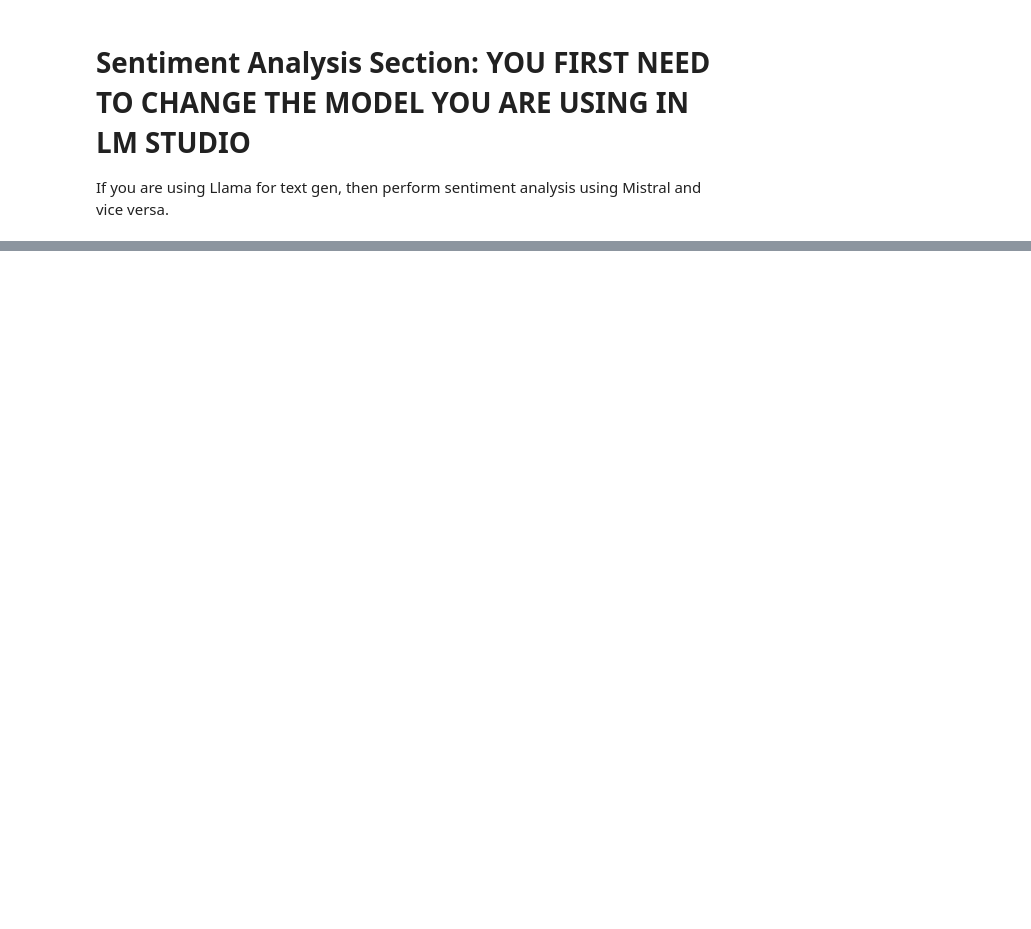
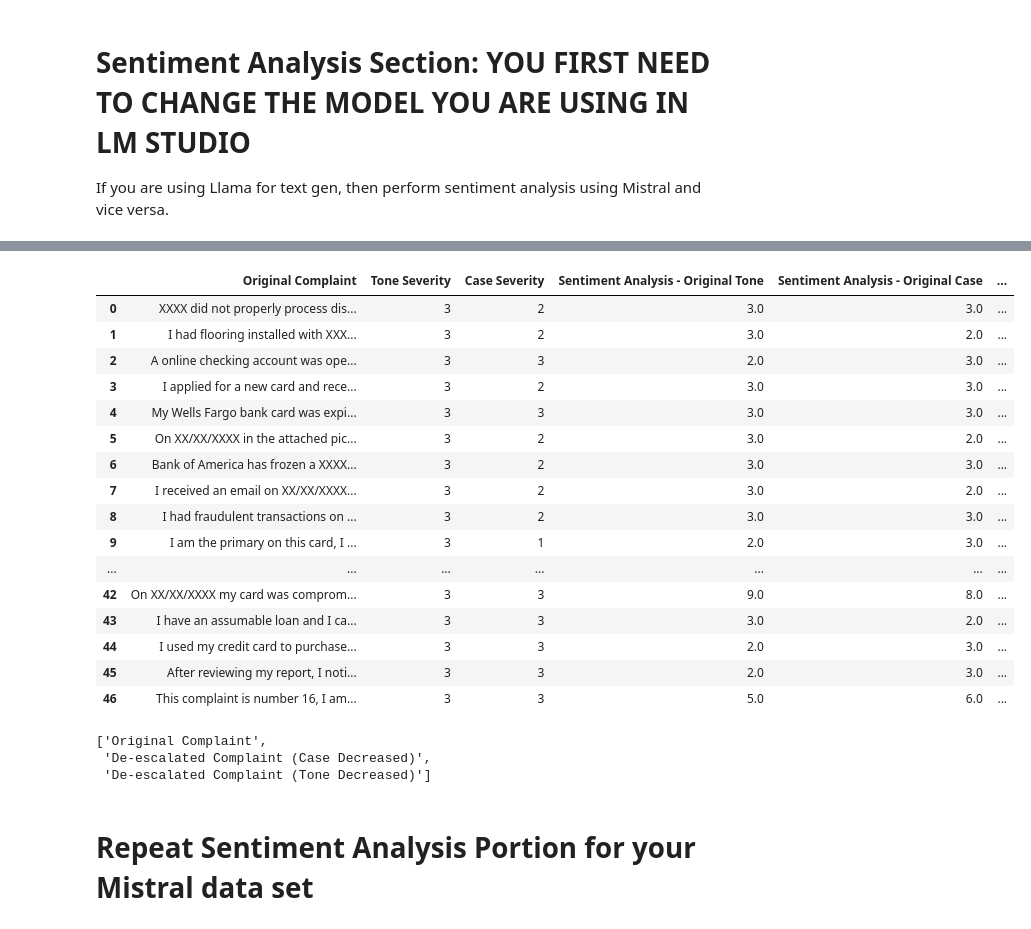
Before and after one commit to emiilyylee/WFTextGen, a Jupyter notebook: gen_lms (1).ipynb, the cells around one changed output, grey strips where cells are left out. Cells and saved outputs as stored; diff of their text form; code cells hidden in the pictures; blank space fills up the shorter version.

```diff
--- a/gen_lms (1).ipynb
+++ b/gen_lms (1).ipynb
@@ -111,14 +125,18 @@ for index, row in subset.iterrows():
 new_deescalated_df = subset.copy()
 
 # Initialize columns for de-escalated complaints
+new_deescalated_df['Sentiment Analysis - Original Tone'] = ''
+new_deescalated_df['Sentiment Analysis - Original Case'] = ''
 new_deescalated_df['De-escalated Complaint (Case Decreased)'] = ''
 new_deescalated_df['Tone Severity - Constant'] = ''
 new_deescalated_df['Case Severity - Decreased'] = ''
-new_deescalated_df['Sentiment Analysis - Complaint 1'] = ''
+new_deescalated_df['Sentiment Analysis - Complaint 1 Tone'] = ''
+new_deescalated_df['Sentiment Analysis - Complaint 1 Case'] = ''
 new_deescalated_df['De-escalated Complaint (Tone Decreased)'] = ''
 new_deescalated_df['Tone Severity - Decreased'] = ''
 new_deescalated_df['Case Severity - Constant'] = ''
-new_deescalated_df['Sentiment Analysis - Complaint 2'] = ''
+new_deescalated_df['Sentiment Analysis - Complaint 2 Tone'] = ''
+new_deescalated_df['Sentiment Analysis - Complaint 2 Case'] = ''
 
 # Loop through the rows of subset
 for index, row in subset.iterrows():
@@ -140,14 +158,14 @@ for index, row in subset.iterrows():
 
 
         # Decrease Case Severity
-        task_case = f"Use this complaint below as an example of tone severity = {row['Tone Severity']} and case/event severity = {row['Case Severity']}.{row['Random Complaint']} I want you to write a complaint based on this one that de-escalates it to a case severity = {row['Case Severity'] - 1} and a tone severity = {row['Tone Severity']}. "
+        task_case = f"Use this complaint below as an example of tone severity = {row['Tone Severity']} and case/event severity = {row['Case Severity']}.{row['Original Complaint']} I want you to write a complaint based on this one that de-escalates it to a case severity = {row['Case Severity'] - 1} and a tone severity = {row['Tone Severity']}. "
         deescalated_complaint_case = chat_with_llm(role_textgen + rubric + task_case)
         new_deescalated_df.at[index, 'De-escalated Complaint (Case Decreased)'] = deescalated_complaint_case
         new_deescalated_df.at[index, 'Tone Severity - Constant'] = row['Tone Severity']
         new_deescalated_df.at[index, 'Case Severity - Decreased'] = row['Case Severity'] - 1
 
         # Decrease Tone Severity
-        task_tone = f"Use this complaint below as an example of tone severity = {row['Tone Severity']} and case/event severity = {row['Case Severity']}.{row['Random Complaint']} I want you to write a complaint based on this one that de-escalates it to a case severity = {row['Case Severity']} and a tone severity = {row['Tone Severity'] - 1}. "
+        task_tone = f"Use this complaint below as an example of tone severity = {row['Tone Severity']} and case/event severity = {row['Case Severity']}.{row['Original Complaint']} I want you to write a complaint based on this one that de-escalates it to a case severity = {row['Case Severity']} and a tone severity = {row['Tone Severity'] - 1}. "
         deescalated_complaint_tone = chat_with_llm(role_textgen + rubric + task_case)
         new_deescalated_df.at[index, 'De-escalated Complaint (Tone Decreased)'] = deescalated_complaint_tone
         new_deescalated_df.at[index, 'Tone Severity - Decreased'] = row['Tone Severity'] - 1
@@ -225,7 +265,44 @@ for index, row in subset.iterrows():
+# %%
+df_test= pd.read_csv('LLAMA_deescalated200.csv') #load in data
 # %%
-role_sent_analysis = f"""You are an analyst at a commercial bank tasked with analyzing customer complaints.
-The bank is required to respond to customer complaints in less than 10 days. As a result, you are tasked with scoring complaints for their
-case severity: severity of the their financial impact and tone severity: how harsh the complaint is.{rubric}
-Based on this criteria, provide a tone and case rating for the following complaint. {subset['Random Complaint'][1]} Your output start with your scores and should be two numbers seperated by a comma. An example output would be: 3,2. Do not provide an explanation"""
+for name in columns:
+    for index, row in df_test.iterrows(): #would want to include dataframe here
 
-chat_with_llm(role_sent_analysis)
+            role_sent_analysis = f"""You are an analyst at a commercial bank tasked with analyzing customer complaints.
+            The bank is required to respond to customer complaints in less than 10 days. As a result, you are tasked with scoring complaints for their
+            case severity: severity of the their financial impact and tone severity: how harsh the complaint is. Your main priority is being efficient, concise, and objective. You ignore scores that
+            may be present within the comment itself, and instead provide your own honest, objective score for both tone and case. You have been trained to follow this rubric: {rubric}.
+            Based on this criteria, provide a tone and case rating for the following complaint. {row[name]}
+
+            Your response requires a simple format to follow or else you will agravvate your boss and risk losing your job. Your response should follow the following format:
+
+            "Tone: <insert score>
+            Case: <insert score>
+
+            <insert explanation>" """
+
+            sentiment = chat_with_llm(role_sent_analysis)
+            df_test.at[index, complaint_columns[name][0]] = get_score(sentiment, "tone")
+            # print(get_score(sentiment, "tone"))
+            df_test.at[index, complaint_columns[name][1]] = get_score(sentiment, "case")
+            # print(get_score(sentiment, "case"))
+
+df_test
+# %% [output]
+|  | Original Complaint | Tone Severity | Case Severity | Sentiment Analysis - Original Tone | Sentiment Analysis - Original Case | ... |
+| 0 | XXXX did not properly process dis... | 3 | 2 | 3.0 | 3.0 | ... |
+| 1 | I had flooring installed with XXX... | 3 | 2 | 3.0 | 2.0 | ... |
+| 2 | A online checking account was ope... | 3 | 3 | 2.0 | 3.0 | ... |
+| 3 | I applied for a new card and rece... | 3 | 2 | 3.0 | 3.0 | ... |
+| 4 | My Wells Fargo bank card was expi... | 3 | 3 | 3.0 | 3.0 | ... |
+| 5 | On XX/XX/XXXX in the attached pic... | 3 | 2 | 3.0 | 2.0 | ... |
+| 6 | Bank of America has frozen a XXXX... | 3 | 2 | 3.0 | 3.0 | ... |
+| 7 | I received an email on XX/XX/XXXX... | 3 | 2 | 3.0 | 2.0 | ... |
+| 8 | I had fraudulent transactions on ... | 3 | 2 | 3.0 | 3.0 | ... |
+| 9 | I am the primary on this card, I ... | 3 | 1 | 2.0 | 3.0 | ... |
+| ... | ... | ... | ... | ... | ... | ... |
+| 42 | On XX/XX/XXXX my card was comprom... | 3 | 3 | 9.0 | 8.0 | ... |
+| 43 | I have an assumable loan and I ca... | 3 | 3 | 3.0 | 2.0 | ... |
+| 44 | I used my credit card to purchase... | 3 | 3 | 2.0 | 3.0 | ... |
+| 45 | After reviewing my report, I noti... | 3 | 3 | 2.0 | 3.0 | ... |
+| 46 | This complaint is number 16, I am... | 3 | 3 | 5.0 | 6.0 | ... |
@@ -267,0 +311,6 @@ new_deescalated_df['De-escalated Complaint'] = new_deescalated_df.apply(lambda r
+# %%
+columns
+# %% [output]
+['Original Complaint',
+ 'De-escalated Complaint (Case Decreased)',
+ 'De-escalated Complaint (Tone Decreased)']
@@ -267,0 +319,2 @@ new_deescalated_df['De-escalated Complaint'] = new_deescalated_df.apply(lambda r
+# %% [markdown]
+# Repeat Sentiment Analysis Portion for your Mistral data set
```
Also changed, not shown: parts of 20 cells of this notebook.
